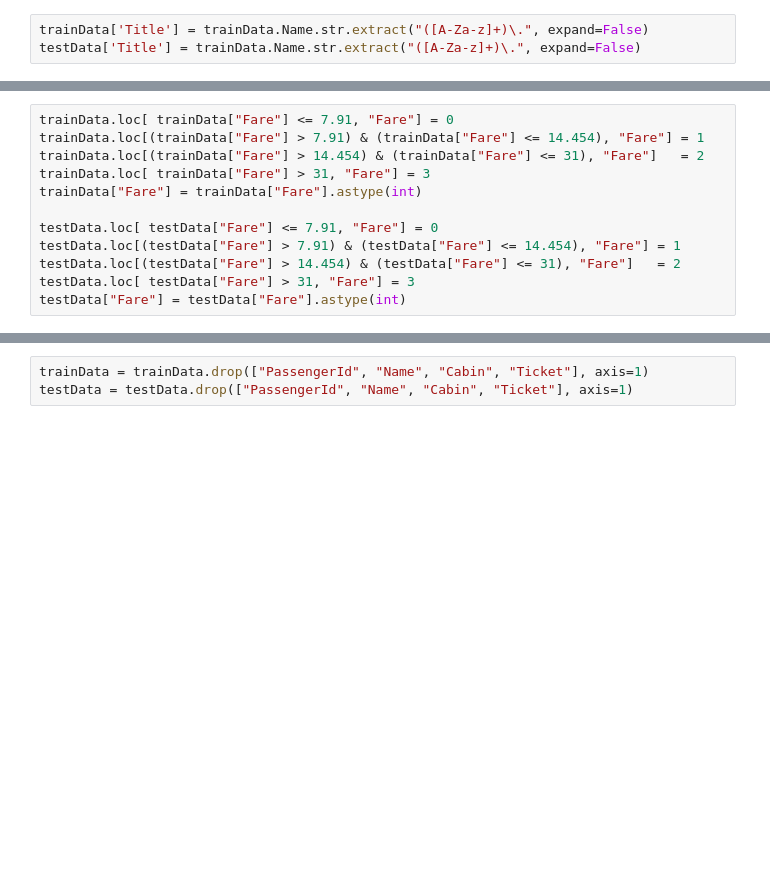
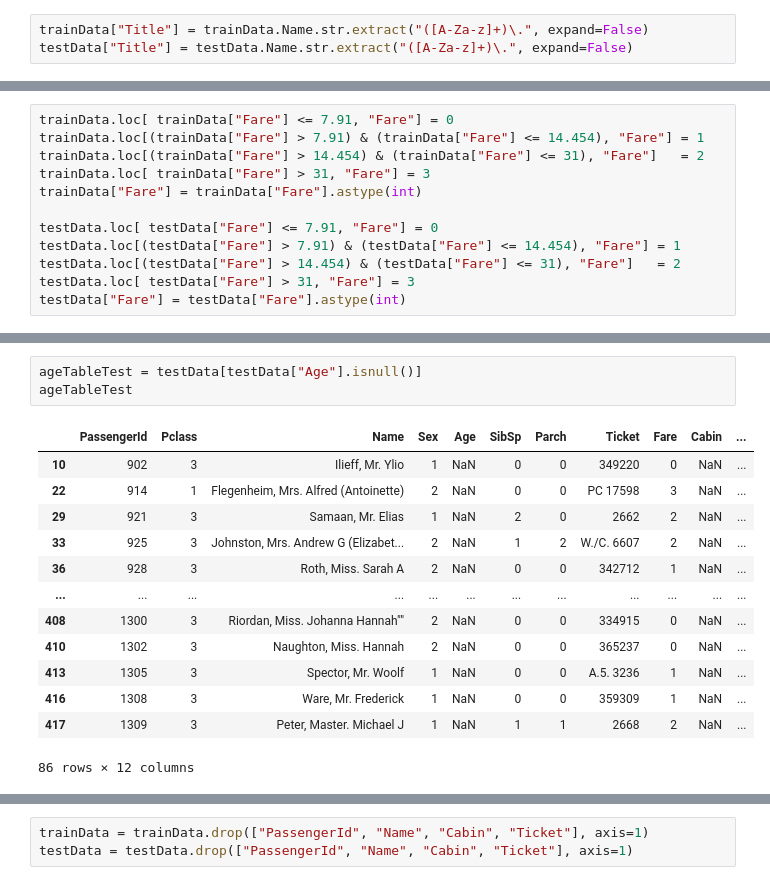
Before and after one commit to Push911/Titanic-Machine-Learning-from-Disaster, a Jupyter notebook: Titanic: Machine Learning from Disaster.ipynb, the cells around one changed output, grey strips where cells are left out. Drawn from its saved outputs; the diff is of its cells as text; blank space fills up the shorter version.

```diff
--- a/Titanic: Machine Learning from Disaster.ipynb
+++ b/Titanic: Machine Learning from Disaster.ipynb
@@ -73,5 +75,5 @@ ageS
 | 890 | 32.0 | 0 |
 714 rows × 2 columns
 # %%
-trainData['Title'] = trainData.Name.str.extract("([A-Za-z]+)\.", expand=False)
-testData['Title'] = trainData.Name.str.extract("([A-Za-z]+)\.", expand=False)
+trainData["Title"] = trainData.Name.str.extract("([A-Za-z]+)\.", expand=False)
+testData["Title"] = testData.Name.str.extract("([A-Za-z]+)\.", expand=False)
@@ -221,0 +268,17 @@ at
+# %%
+ageTableTest = testData[testData["Age"].isnull()]
+ageTableTest
+# %% [output]
+|  | PassengerId | Pclass | Name | Sex | Age | SibSp | Parch | Ticket | Fare | Cabin | ... |
+| 10 | 902 | 3 | Ilieff, Mr. Ylio | 1 | NaN | 0 | 0 | 349220 | 0 | NaN | ... |
+| 22 | 914 | 1 | Flegenheim, Mrs. Alfred (Antoinette) | 2 | NaN | 0 | 0 | PC 17598 | 3 | NaN | ... |
+| 29 | 921 | 3 | Samaan, Mr. Elias | 1 | NaN | 2 | 0 | 2662 | 2 | NaN | ... |
+| 33 | 925 | 3 | Johnston, Mrs. Andrew G (Elizabet... | 2 | NaN | 1 | 2 | W./C. 6607 | 2 | NaN | ... |
+| 36 | 928 | 3 | Roth, Miss. Sarah A | 2 | NaN | 0 | 0 | 342712 | 1 | NaN | ... |
+| ... | ... | ... | ... | ... | ... | ... | ... | ... | ... | ... | ... |
+| 408 | 1300 | 3 | Riordan, Miss. Johanna Hannah"" | 2 | NaN | 0 | 0 | 334915 | 0 | NaN | ... |
+| 410 | 1302 | 3 | Naughton, Miss. Hannah | 2 | NaN | 0 | 0 | 365237 | 0 | NaN | ... |
+| 413 | 1305 | 3 | Spector, Mr. Woolf | 1 | NaN | 0 | 0 | A.5. 3236 | 1 | NaN | ... |
+| 416 | 1308 | 3 | Ware, Mr. Frederick | 1 | NaN | 0 | 0 | 359309 | 1 | NaN | ... |
+| 417 | 1309 | 3 | Peter, Master. Michael J | 1 | NaN | 1 | 1 | 2668 | 2 | NaN | ... |
+86 rows × 12 columns
```
Also changed, not shown: parts of 12 cells of this notebook.
